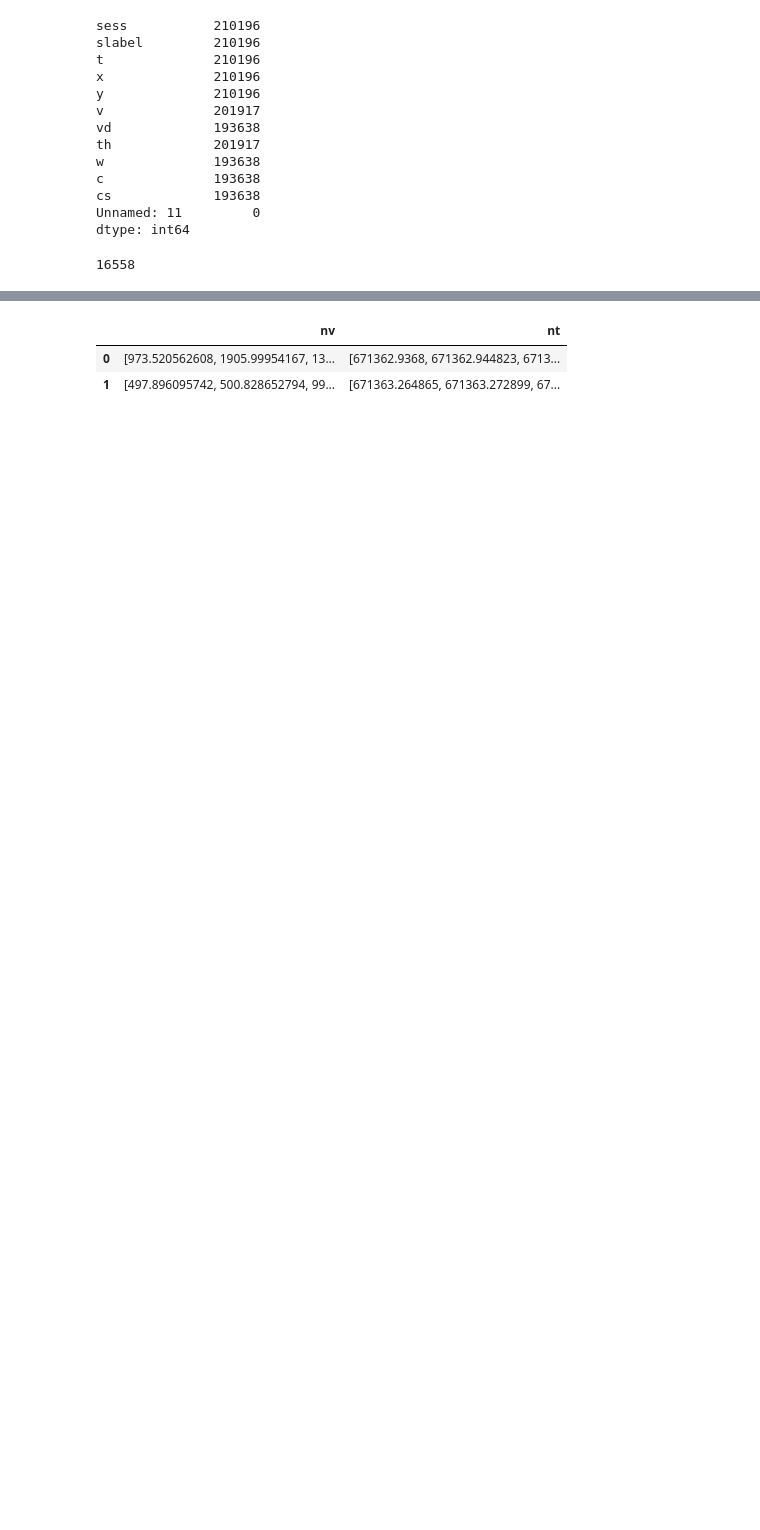
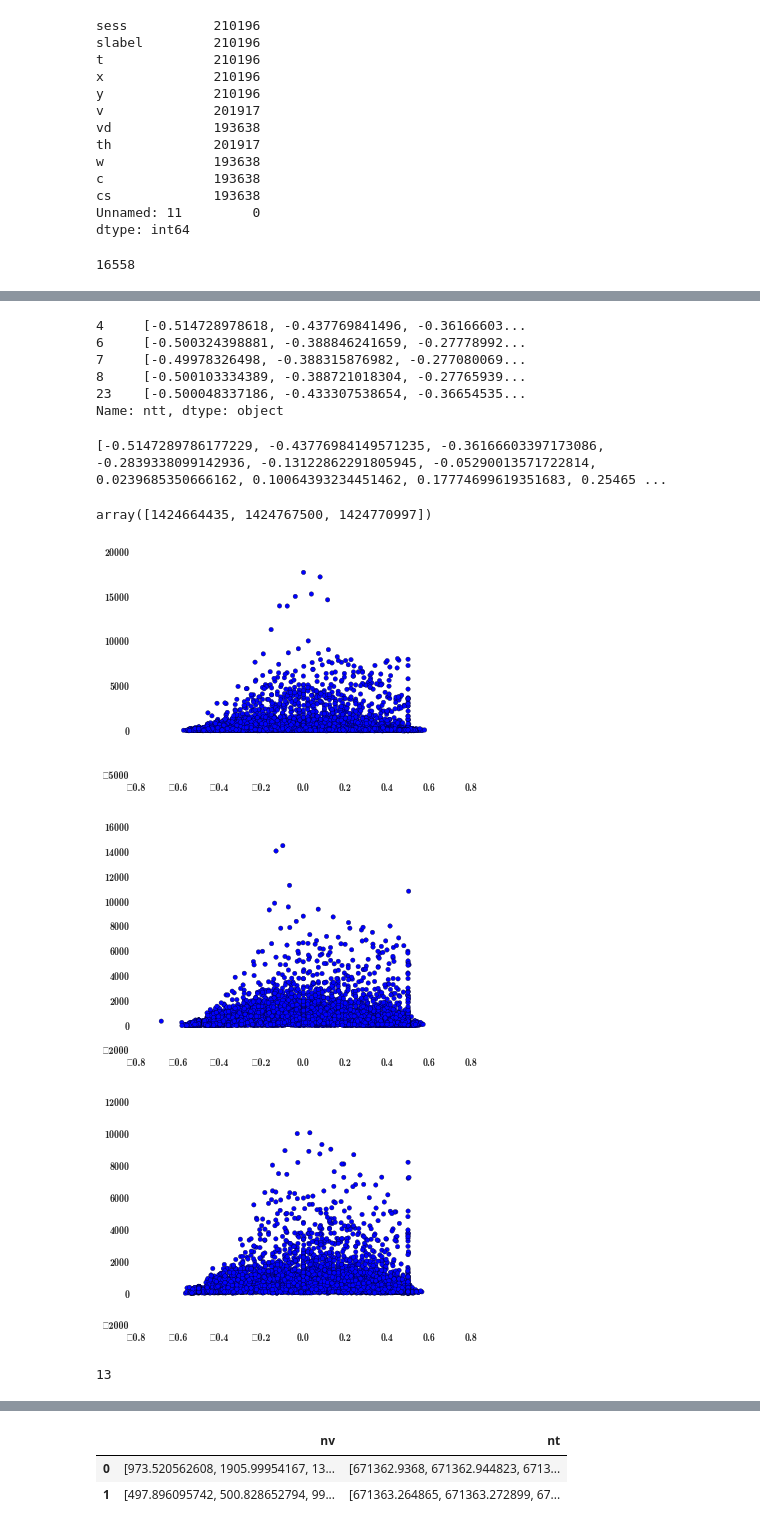
Before and after one commit to andrwat/DA, a Jupyter notebook: notebooks/Final Project.ipynb, the cells around one changed output, grey strips where cells are left out. Cells and saved outputs as stored; diff of their text form; code cells hidden in the pictures; blank space fills up the shorter version.

```diff
--- a/notebooks/Final Project.ipynb
+++ b/notebooks/Final Project.ipynb
@@ -75,0 +169,21 @@ features[['x','xlen','y','ylen','t','tlen','v','vlen']].head()
+# %%
+def normalise(x):
+    y=[]
+    for i in x:
+        y.append((i - sum(x)/len(x))/(max(x) - min(x)))
+    return y
+# %%
+nvt['ntt']=[normalise(i) for i in nvt['nt'][0:]]
+# %%
+nvt['ntt'].head()
+# %% [output]
+4     [-0.514728978618, -0.437769841496, -0.36166603...
+6     [-0.500324398881, -0.388846241659, -0.27778992...
+7     [-0.49978326498, -0.388315876982, -0.277080069...
+8     [-0.500103334389, -0.388721018304, -0.27765939...
+23    [-0.500048337186, -0.433307538654, -0.36654535...
+Name: ntt, dtype: object
+# %%
+print nvt['ntt'].loc[4]
+# %% [output]
+[-0.5147289786177229, -0.43776984149571235, -0.36166603397173086, -0.2839338099142936, -0.13122862291805945, -0.05290013571722814, 0.0239685350666162, 0.10064393234451462, 0.17774699619351683, 0.25465 ...
@@ -75,0 +192,18 @@ features[['x','xlen','y','ylen','t','tlen','v','vlen']].head()
+# %%
+nvt['sess'].unique()
+# %% [output]
+array([1424664435, 1424767500, 1424770997])
+# %%
+%matplotlib inline
+for s in nvt['sess'].unique():
+    for i in nvt[nvt['sess'] == s].index:
+        plt.scatter(nvt['ntt'].loc[i], nvt['nv'].loc[i])
+    plt.show()
+# %% [output]
+[figure, added]
+[figure, added]
+[figure, added]
+# %%
+len(nvt['ntt'].loc[4])
+# %% [output]
+13
```
Also changed, not shown: parts of 26 cells of this notebook.
